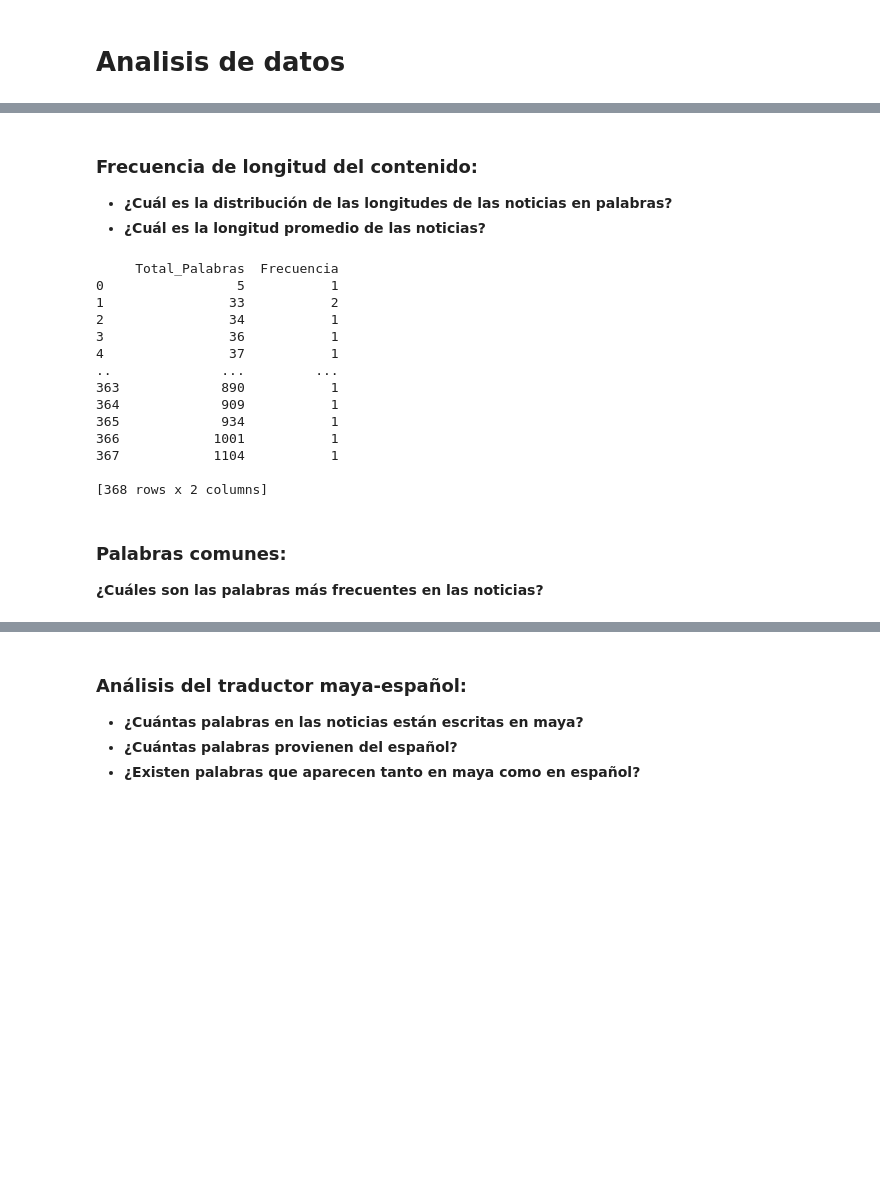
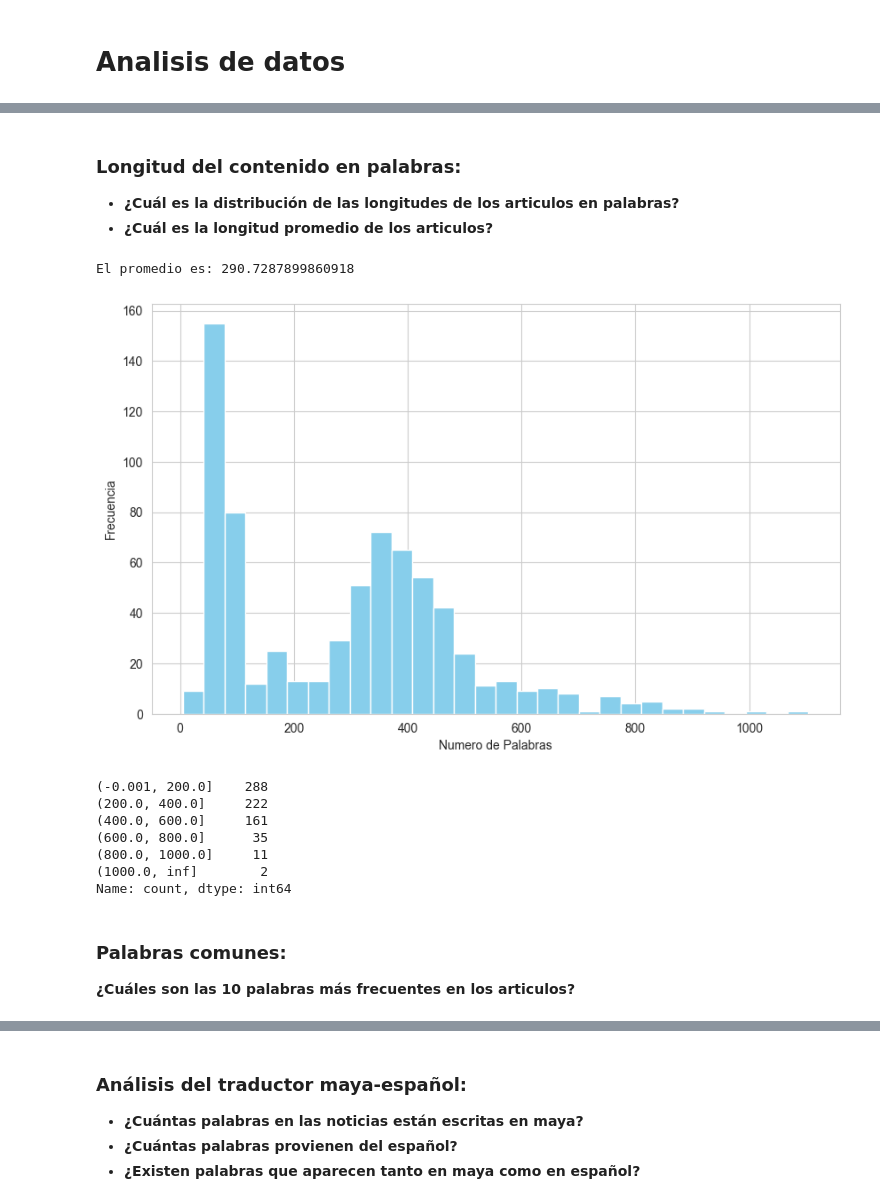
Before and after one commit to Maricharmen/WebScraping_JornadaMaya, a Jupyter notebook: analisis.ipynb, the cells around one changed output, grey strips where cells are left out. Drawn from its saved outputs; the diff is of its cells as text; code cells hidden in the pictures; blank space fills up the shorter version.

```diff
--- a/analisis.ipynb
+++ b/analisis.ipynb
@@ -19,35 +54,36 @@ El numero total de noticias es 719
 # %% [markdown]
-### Frecuencia de longitud del contenido:
-- **¿Cuál es la distribución de las longitudes de las noticias en palabras?**
-- **¿Cuál es la longitud promedio de las noticias?**
+### Longitud del contenido en palabras:
+- **¿Cuál es la distribución de las longitudes de los articulos en palabras?**
+- **¿Cuál es la longitud promedio de los articulos?**
-# %%
-import matplotlib.pyplot as plt
-import seaborn as sns
-
-df_palabras = pd.DataFrame(data)
-
-def contar_palabras(fila):
-    return len(fila["Contenido"].split())
-
-df_palabras["Total_Palabras"] = df_palabras.apply(contar_palabras, axis = 1)
-
-
-#print(frecuencias)
-# %% [output]
-     Total_Palabras  Frecuencia
-0                 5           1
-1                33           2
-2                34           1
-3                36           1
-4                37           1
-..              ...         ...
-363             890           1
-364             909           1
-365             934           1
-366            1001           1
-367            1104           1
-
-[368 rows x 2 columns]
+# %%
+df_len = pd.DataFrame(data)
+
+def count_word(fila):
+    return len(fila["Contenido"].split())
+
+df_len["Total_Palabras"] = df_len.apply(count_word, axis = 1)
+
+promedio = df_len["Total_Palabras"].mean()
+print(f"El promedio es: {promedio}")
+
+plt.figure(figsize=(10,6))
+plt.hist(df_len["Total_Palabras"], bins=30, color="skyblue")
+
+plt.xlabel("Numero de Palabras")
+plt.ylabel("Frecuencia")
+plt.show()
+
+df_len["Total_Palabras"].value_counts(bins=[0, 200, 400, 600, 800, 1000, float('inf')])
+# %% [output]
+El promedio es: 290.7287899860918
+[figure, added]
+(-0.001, 200.0]    288
+(200.0, 400.0]     222
+(400.0, 600.0]     161
+(600.0, 800.0]      35
+(800.0, 1000.0]     11
+(1000.0, inf]        2
+Name: count, dtype: int64
 # %% [markdown]
 ### Palabras comunes:
-**¿Cuáles son las palabras más frecuentes en las noticias?**
+**¿Cuáles son las 10 palabras más frecuentes en los articulos?**
```
Also changed, not shown: parts of 8 cells of this notebook.
